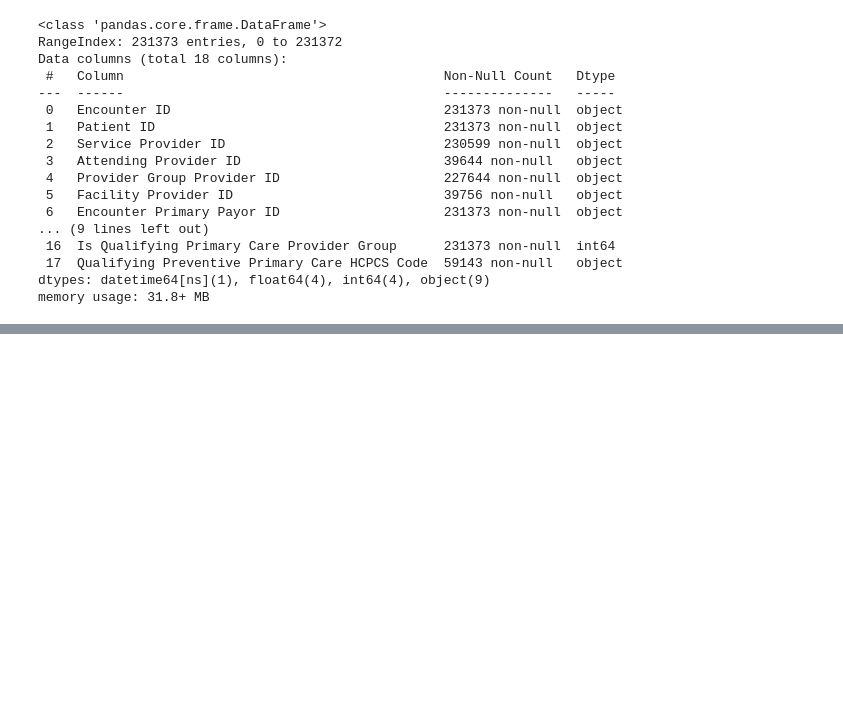
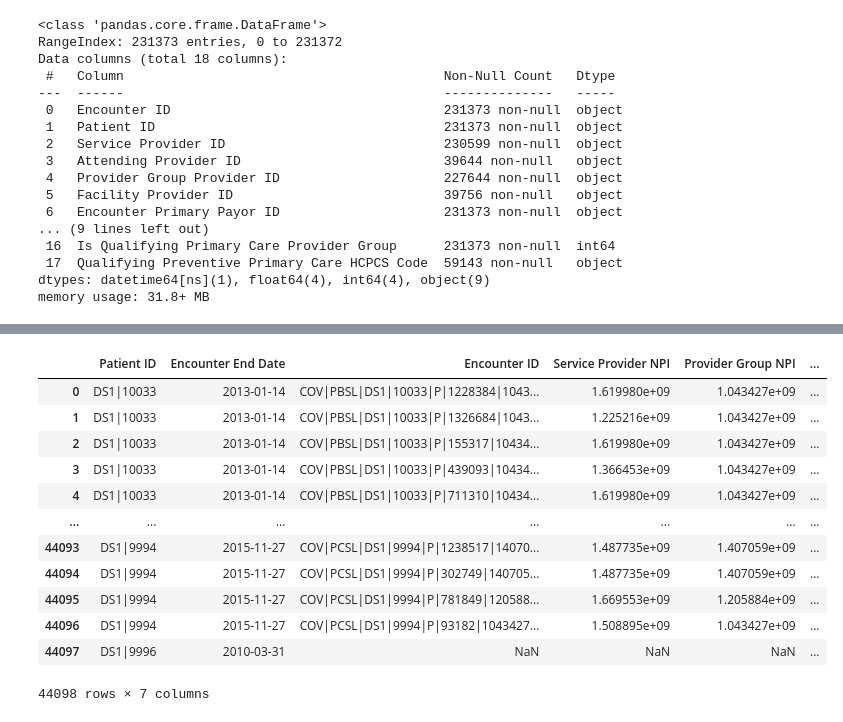
Before and after one commit to jrioross/ursa_health_hospital_readmissions, a Jupyter notebook: data/hospital_readmission.ipynb, the cells around one changed output, grey strips where cells are left out. Cells and saved outputs as stored; diff of their text form; code cells hidden in the pictures; blank space fills up the shorter version.

```diff
--- a/data/hospital_readmission.ipynb
+++ b/data/hospital_readmission.ipynb
@@ -329,0 +303,2 @@ memory usage: 291.4+ KB
+# %%
+pcp_clean = pcp[['Encounter ID','Patient ID','Service Provider NPI','Provider Group NPI','Encounter Date']]
@@ -329,0 +321,2 @@ memory usage: 291.4+ KB
+# %%
+admissions_clean = admissions[['Patient ID','Encounter End Date']]
@@ -329,0 +339,18 @@ memory usage: 291.4+ KB
+# %%
+pcp_adm = admissions_clean.merge(pcp_clean, left_on ='Patient ID', right_on = 'Patient ID', how = 'left', indicator = False)
+# %%
+pcp_adm
+# %% [output]
+|  | Patient ID | Encounter End Date | Encounter ID | Service Provider NPI | Provider Group NPI | ... |
+| 0 | DS1|10033 | 2013-01-14 | COV|PBSL|DS1|10033|P|1228384|1043... | 1.619980e+09 | 1.043427e+09 | ... |
+| 1 | DS1|10033 | 2013-01-14 | COV|PBSL|DS1|10033|P|1326684|1043... | 1.225216e+09 | 1.043427e+09 | ... |
+| 2 | DS1|10033 | 2013-01-14 | COV|PBSL|DS1|10033|P|155317|10434... | 1.619980e+09 | 1.043427e+09 | ... |
+| 3 | DS1|10033 | 2013-01-14 | COV|PBSL|DS1|10033|P|439093|10434... | 1.366453e+09 | 1.043427e+09 | ... |
+| 4 | DS1|10033 | 2013-01-14 | COV|PBSL|DS1|10033|P|711310|10434... | 1.619980e+09 | 1.043427e+09 | ... |
+| ... | ... | ... | ... | ... | ... | ... |
+| 44093 | DS1|9994 | 2015-11-27 | COV|PCSL|DS1|9994|P|1238517|14070... | 1.487735e+09 | 1.407059e+09 | ... |
+| 44094 | DS1|9994 | 2015-11-27 | COV|PCSL|DS1|9994|P|302749|140705... | 1.487735e+09 | 1.407059e+09 | ... |
+| 44095 | DS1|9994 | 2015-11-27 | COV|PCSL|DS1|9994|P|781849|120588... | 1.669553e+09 | 1.205884e+09 | ... |
+| 44096 | DS1|9994 | 2015-11-27 | COV|PCSL|DS1|9994|P|93182|1043427... | 1.508895e+09 | 1.043427e+09 | ... |
+| 44097 | DS1|9996 | 2010-03-31 | NaN | NaN | NaN | ... |
+44098 rows × 7 columns
```
Also changed, not shown: parts of 25 cells of this notebook.
